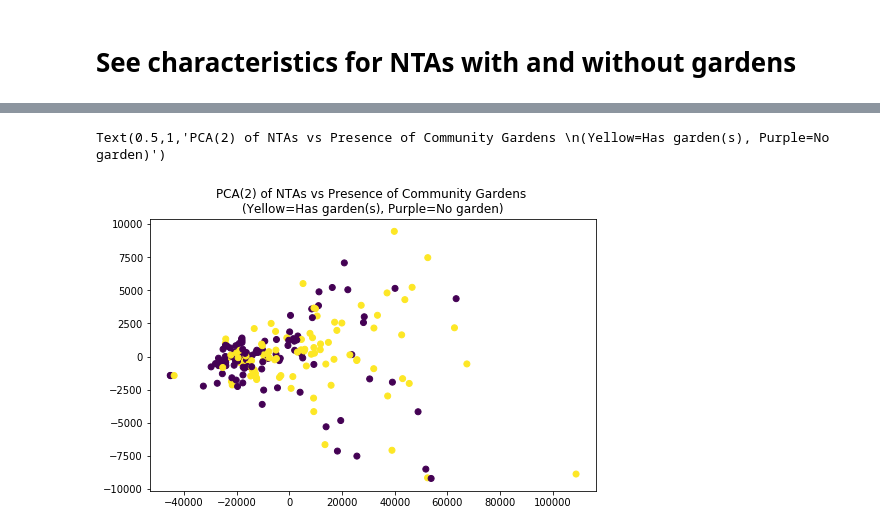
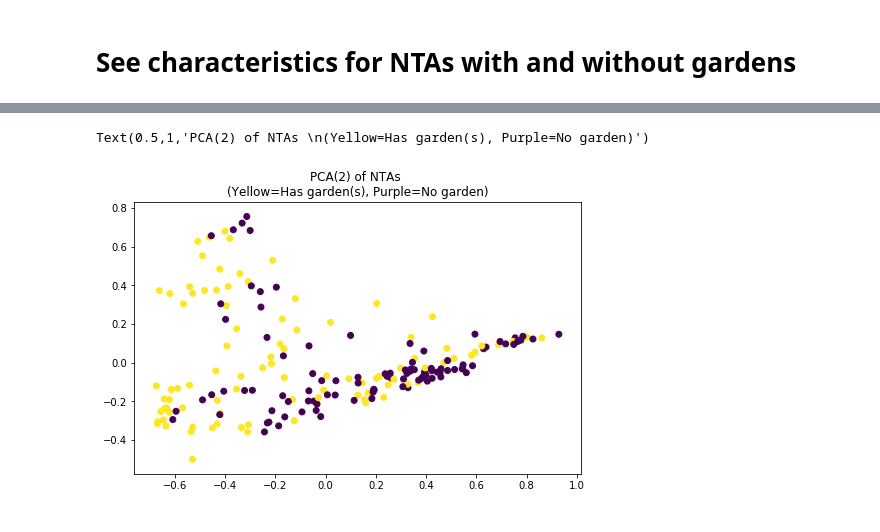
Before and after one commit to leonaisabelle/CUSP-ADS-Project, a Jupyter notebook: modelling_notebooks/PCA.ipynb, the cells around one changed output, grey strips where cells are left out. Cells and saved outputs as stored; diff of their text form; code cells hidden in the pictures.

```diff
--- a/modelling_notebooks/PCA.ipynb
+++ b/modelling_notebooks/PCA.ipynb
@@ -9,6 +4,6 @@ import numpy as np
 from matplotlib.pylab import plt
 %matplotlib inline
 # %%
-data = pd.read_csv('../data/Norm_Data_Final.csv', index_col=0) # 2012-2016
+data = pd.read_csv('../data/Data_crimeMinMaxScaled.csv', index_col=0)
 data.head()
 # %% [output]
@@ -63,9 +55,9 @@ for y_i in y['HasGarden']:
 # %%
 #2-d plot
 fig = plt.figure(figsize=(8,5))
 
 plt.scatter(x=pca_model[:, 0], y=pca_model[:, 1], c=y['HasGarden'])
-plt.title('PCA(2) of NTAs vs Presence of Community Gardens \n(Yellow=Has garden(s), Purple=No garden)')
+plt.title('PCA(2) of NTAs \n(Yellow=Has garden(s), Purple=No garden)')
 # %% [output]
-Text(0.5,1,'PCA(2) of NTAs vs Presence of Community Gardens \n(Yellow=Has garden(s), Purple=No garden)')
+Text(0.5,1,'PCA(2) of NTAs \n(Yellow=Has garden(s), Purple=No garden)')
-[figure, old version]
+[figure, new version]
```
Also changed, not shown: parts of 8 cells of this notebook.
